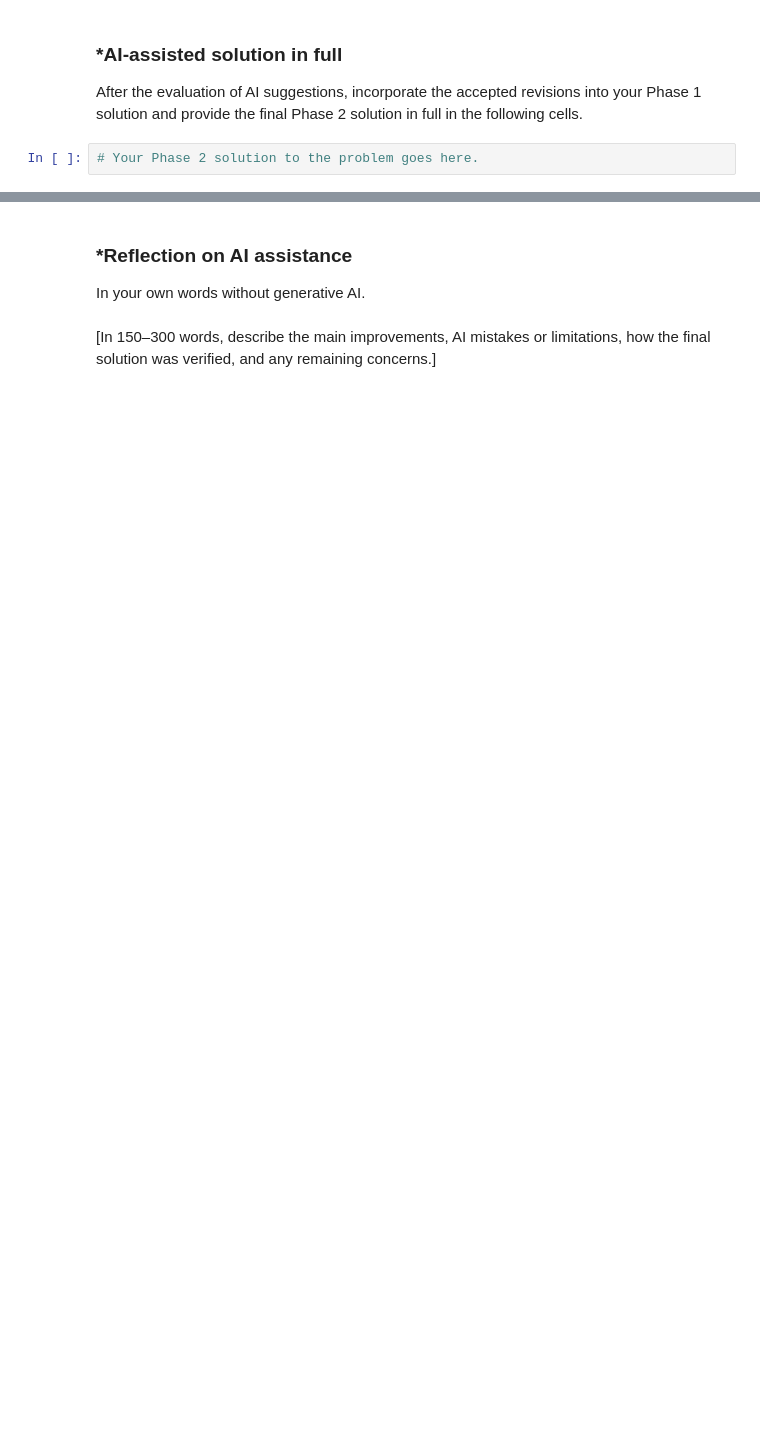
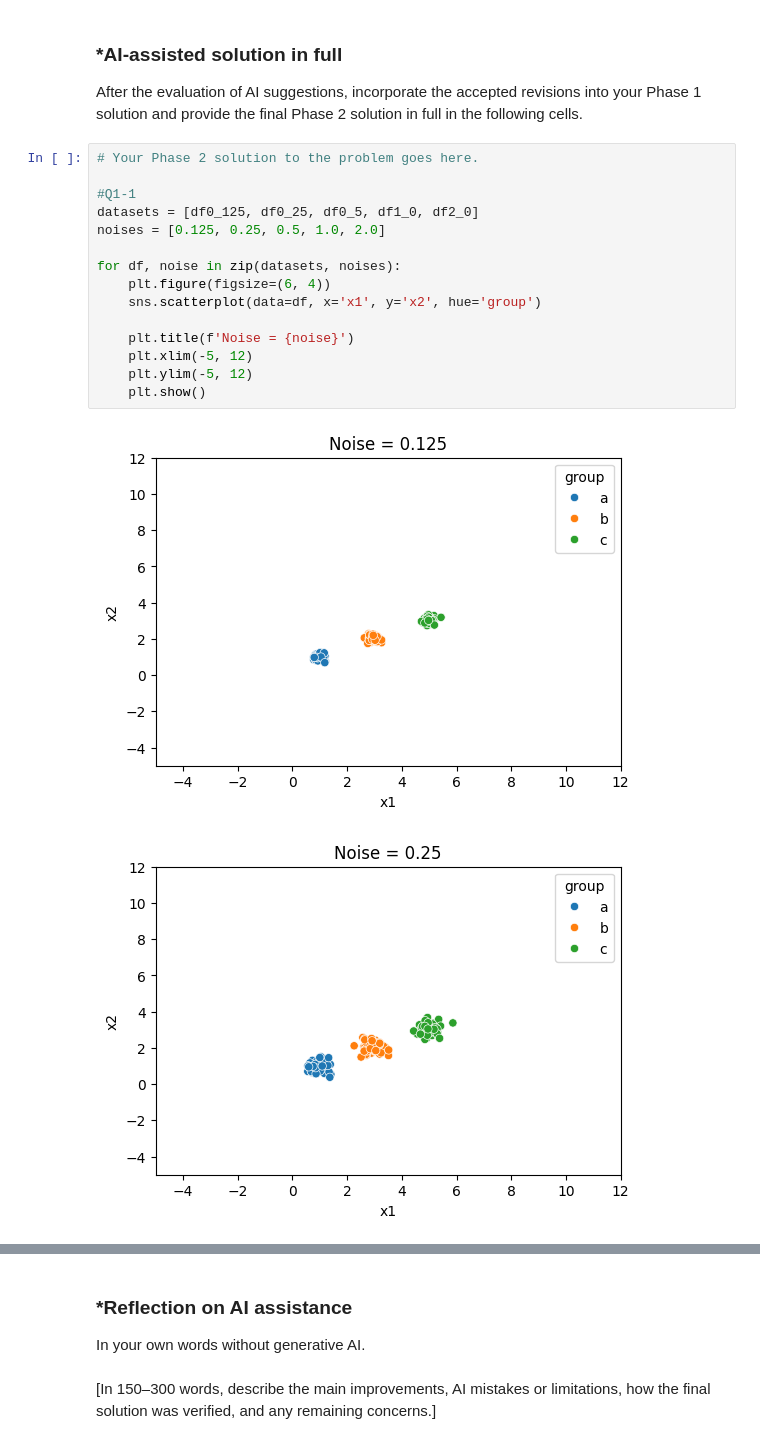
Before and after one commit to nathannguyen13/A04-clustering, a Jupyter notebook: notebook_(4).ipynb, the cells around one changed output, grey strips where cells are left out. Drawn from its saved outputs; the diff is of its cells as text; blank space fills up the shorter version.

```diff
--- a/notebook_(4).ipynb
+++ b/notebook_(4).ipynb
@@ -307,5 +414,21 @@ Keep Phase 1 frozen.
 # %% [markdown]
 ### *AI-assisted solution in full
 After the evaluation of AI suggestions, incorporate the accepted revisions into your Phase 1 solution and provide the final Phase 2 solution in full in the following cells.
-# %%
-# Your Phase 2 solution to the problem goes here.
+# %%
+# Your Phase 2 solution to the problem goes here.
+
+#Q1-1
+datasets = [df0_125, df0_25, df0_5, df1_0, df2_0]
+noises = [0.125, 0.25, 0.5, 1.0, 2.0]
+
+for df, noise in zip(datasets, noises):
+    plt.figure(figsize=(6, 4))
+    sns.scatterplot(data=df, x='x1', y='x2', hue='group')
+
+    plt.title(f'Noise = {noise}')
+    plt.xlim(-5, 12)
+    plt.ylim(-5, 12)
+    plt.show()
+# %% [output]
+[figure, added]
+[figure, added]
```
Also changed, not shown: parts of 11 cells of this notebook.
